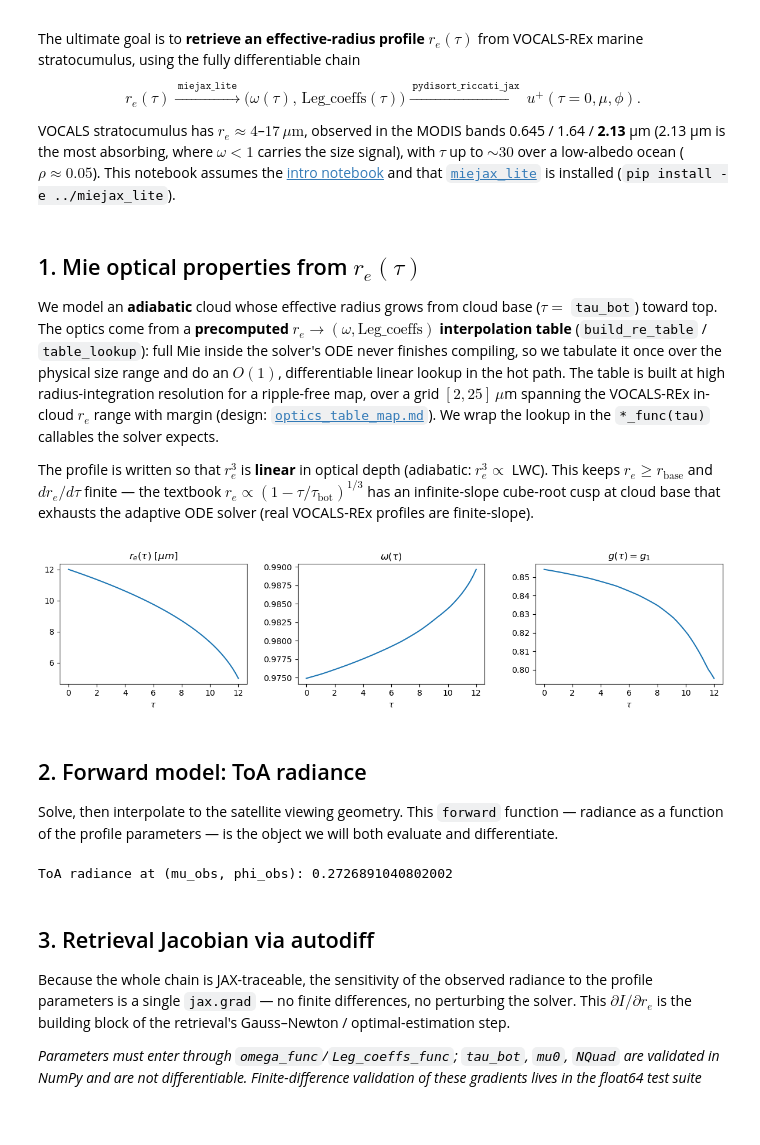
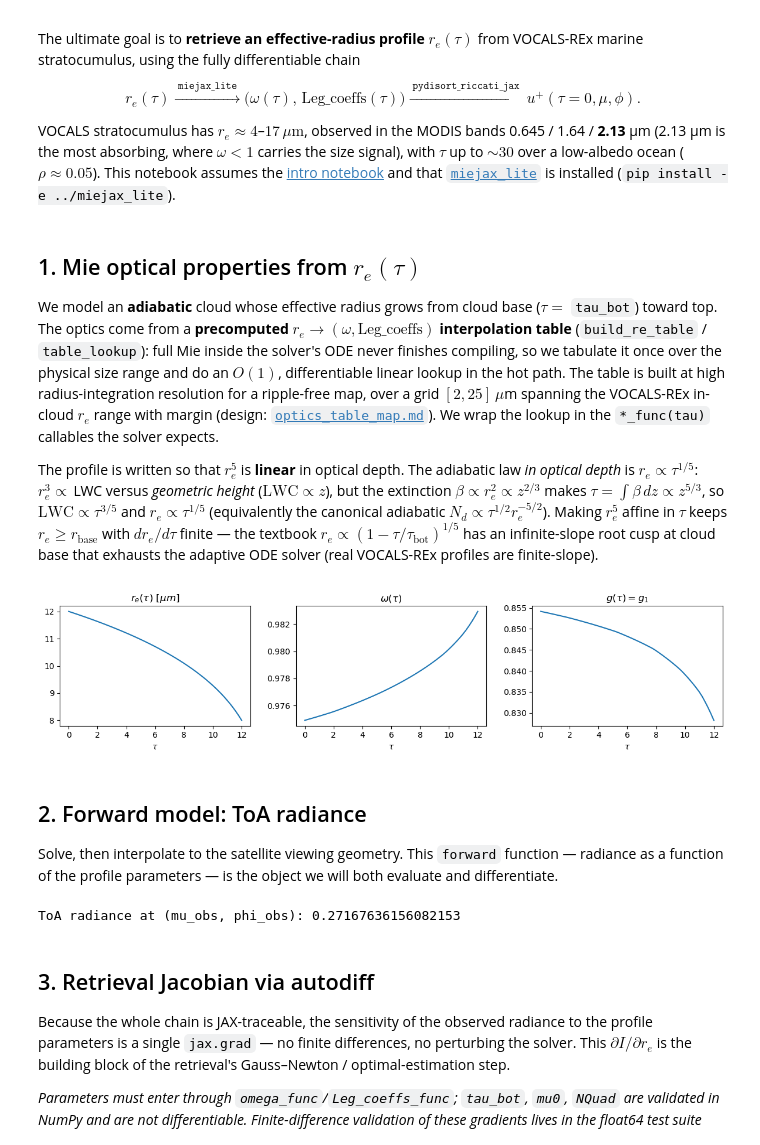
Before and after one commit to dhjx1996/Pythonic-DISORT_inhomogeneous_atmosphere, a Jupyter notebook: docs/riccati_solver_VOCALS_retrieval.ipynb, the cells around one changed output. Cells and saved outputs as stored; diff of their text form; code cells hidden in the pictures; blank space fills up the shorter version.

```diff
--- a/docs/riccati_solver_VOCALS_retrieval.ipynb
+++ b/docs/riccati_solver_VOCALS_retrieval.ipynb
@@ -29,43 +29,44 @@ from miejax_lite import (
 
 We model an **adiabatic** cloud whose effective radius grows from cloud base ($\tau{=}$ `tau_bot`) toward top. The optics come from a **precomputed $r_e\to(\omega,\text{Leg\_coeffs})$ interpolation table** (`build_re_table` / `table_lookup`): full Mie inside the solver's ODE never finishes compiling, so we tabulate it once over the physical size range and do an $O(1)$, differentiable linear lookup in the hot path. The table is built at high radius-integration resolution for a ripple-free map, over a grid $[2,25]\,\mu$m spanning the VOCALS-REx in-cloud $r_e$ range with margin (design: [`optics_table_map.md`](../../miejax_lite/docs/optics_table_map.md)). We wrap the lookup in the `*_func(tau)` callables the solver expects.
 
-The profile is written so that $r_e^3$ is **linear** in optical depth (adiabatic: $r_e^3\propto$ LWC). This keeps $r_e\ge r_\text{base}$ and $dr_e/d\tau$ finite — the textbook $r_e\propto(1-\tau/\tau_\text{bot})^{1/3}$ has an infinite-slope cube-root cusp at cloud base that exhausts the adaptive ODE solver (real VOCALS-REx profiles are finite-slope).
+The profile is written so that $r_e^5$ is **linear** in optical depth. The adiabatic law *in optical depth* is $r_e\propto\tau^{1/5}$: $r_e^3\propto\,$LWC versus *geometric height* ($\mathrm{LWC}\propto z$), but the extinction $\beta\propto r_e^2\propto z^{2/3}$ makes $\tau=\int\!\beta\,dz\propto z^{5/3}$, so $\mathrm{LWC}\propto\tau^{3/5}$ and $r_e\propto\tau^{1/5}$ (equivalently the canonical adiabatic $N_d\propto\tau^{1/2}r_e^{-5/2}$). Making $r_e^5$ affine in $\tau$ keeps $r_e\ge r_\text{base}$ with $dr_e/d\tau$ finite — the textbook $r_e\propto(1-\tau/\tau_\text{bot})^{1/5}$ has an infinite-slope root cusp at cloud base that exhausts the adaptive ODE solver (real VOCALS-REx profiles are finite-slope).
 # %%
 wavelength, v_eff = 2.13, 0.10           # MODIS band 7 (microns), gamma width
 
 tau_bot = 12.0
 NQuad, NLeg, NLeg_all = 16, 16, 32       # streams; NLeg_all > NLeg feeds delta-M / TMS
 precomp = mie_legendre_precompute(max_nstop=512, NLeg=NLeg_all)
 
 # Optics interpolation table r_e -> (omega, Leg_coeffs), built once (offline,
 # high n_radii -> ripple-free). Full Mie inside the ODE never finishes compiling;
 # the table makes the optics O(1) and keeps r_e -> (omega, Leg) differentiable
 # (table-slope Jacobian). select_channel picks the (single) MODIS band exactly.
 opt = select_channel(
     build_re_table([wavelength], 2.0, 25.0, 32, v_eff, precomp, n_radii=600), 0)
 
-# Adiabatic r_e(tau): grows from base (tau=tau_bot) to top (tau=0). r_e**3 is
-# linear in optical depth, so r_e stays >= re_base and dr_e/dtau is finite (no
-# cube-root cusp at cloud base -- which would otherwise exhaust the ODE solver).
-re_top, re_base = 12.0, 5.0              # microns
+# Adiabatic r_e(tau): grows from base (tau=tau_bot) to top (tau=0). The adiabatic
+# law in OPTICAL DEPTH is r_e ~ tau^(1/5): r_e**3 ~ LWC ~ height z, but the
+# extinction ~ r_e**2 makes tau ~ z^(5/3), so r_e ~ tau^(1/5). We make r_e**5 affine
+# in tau -> r_e stays >= re_base and dr_e/dtau is finite (no root cusp at base).
+re_top, re_base = 12.0, 8.0              # microns (marine Sc: gentle 12->8 um growth)
 def r_e_of_tau(tau, re_top=re_top, re_base=re_base):
-    return (re_base ** 3 + (re_top ** 3 - re_base ** 3) * (1 - tau / tau_bot)) ** (1 / 3)
+    return (re_base ** 5 + (re_top ** 5 - re_base ** 5) * (1 - tau / tau_bot)) ** (1 / 5)
 
 def optics(tau, re_top=re_top, re_base=re_base):
     return table_lookup(opt, r_e_of_tau(tau, re_top, re_base))
 
 omega_func      = lambda tau: optics(tau)[0]
 Leg_coeffs_func = lambda tau: optics(tau)[1]
 
 tau_plot = jnp.linspace(0, tau_bot, 60)
 fig, ax = plt.subplots(1, 3, figsize=(12, 3))
 ax[0].plot(tau_plot, [r_e_of_tau(t) for t in tau_plot]); ax[0].set_title(r'$r_e(\tau)\ [\mu m]$')
 ax[1].plot(tau_plot, [omega_func(t) for t in tau_plot]); ax[1].set_title(r'$\omega(\tau)$')
 ax[2].plot(tau_plot, [Leg_coeffs_func(t)[1] for t in tau_plot]); ax[2].set_title(r'$g(\tau)=g_1$')
 for a in ax: a.set_xlabel(r'$\tau$')
 plt.tight_layout()
 # %% [output]
-[figure, old version]
+[figure, new version]
 # %% [markdown]
 ## 2. Forward model: ToA radiance
 
@@ -87,7 +88,7 @@ def forward(re_top, re_base):
 I_obs = forward(re_top, re_base)
 print('ToA radiance at (mu_obs, phi_obs):', float(I_obs))
 # %% [output]
-ToA radiance at (mu_obs, phi_obs): 0.2726891040802002
+ToA radiance at (mu_obs, phi_obs): 0.27167636156082153
 # %% [markdown]
 ## 3. Retrieval Jacobian via autodiff
 
```
Also changed, not shown: parts of 16 cells of this notebook, 21 other files.
